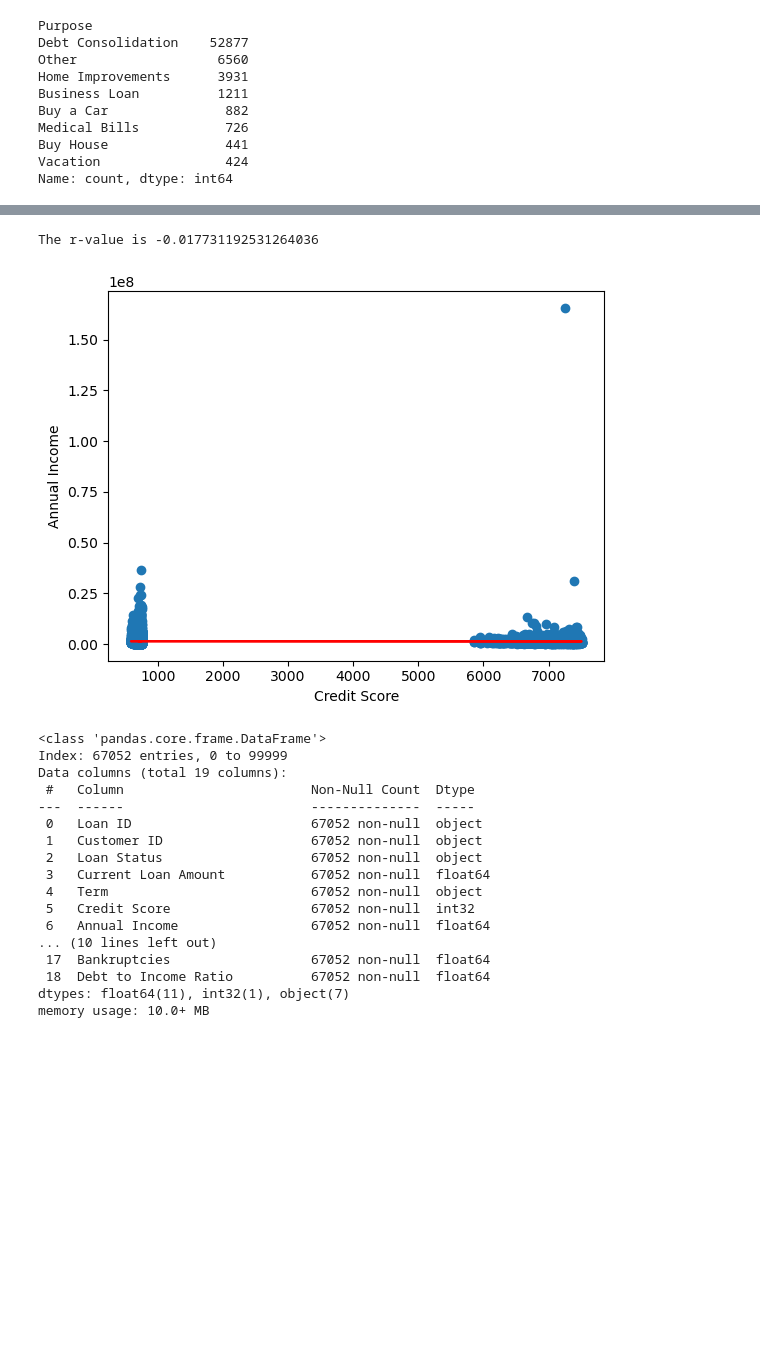
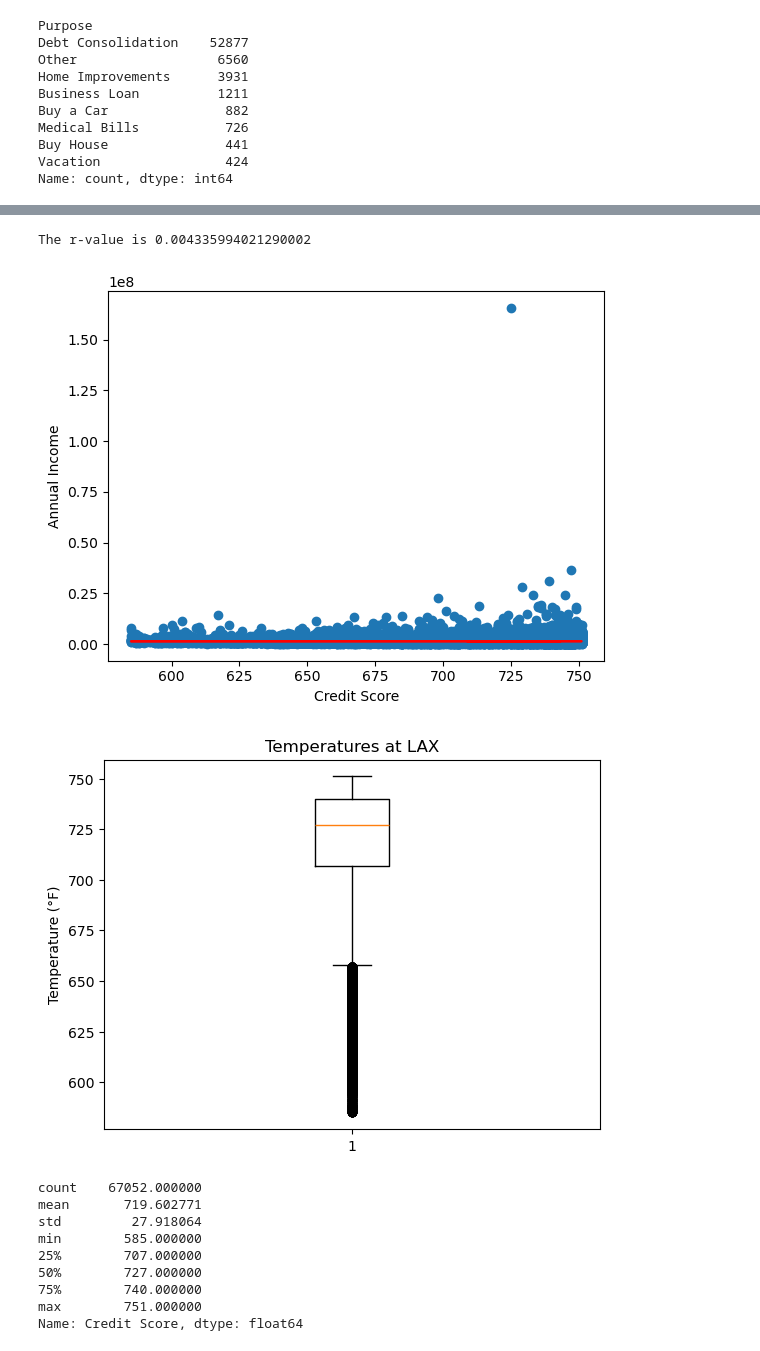
Before and after one commit to myoingco/Project-1, a Jupyter notebook: main.ipynb, the cells around one changed output, grey strips where cells are left out. Saved outputs shown, nothing was run; the diff lists cells and outputs as text; code cells hidden in the pictures; blank space fills up the shorter version.

```diff
--- a/main.ipynb
+++ b/main.ipynb
@@ -257,39 +252,55 @@ memory usage: 10.0+ MB
 # %%
 # Create a linear regression between loan status and credit score
-
-x_values = df["Credit Score"]
-y_values = df["Annual Income"]
-slope = linregress(x_values, y_values)
+df_clean=pd.read_csv("cleaned2.csv")
+df_clean["Annual Income"] = df_clean["Annual Income"].astype(float).astype(int)
+df_clean["Credit Score"] = df_clean["Credit Score"].astype(float).astype(int)
+x_values = df_clean["Credit Score"]
+y_values = df_clean["Annual Income"]
+#slope = linregress(x_values, y_values)
 (slope, intercept, rvalue, pvalue, stderr) = linregress(x_values, y_values)
 regress_values = x_values * slope + intercept
-line_eq = "y = " + str(round(slope,2)) + "x + " + str(round(intercept,2))
+line_eq = f"y = {round(slope,2)}x + {round(intercept,2)}"
 
 plt.scatter(x_values, y_values)
 plt.plot(x_values, regress_values, "-r")
 plt.annotate(line_eq,(40,20),fontsize=15,color="red")
 plt.xlabel("Credit Score")
 plt.ylabel("Annual Income")
 print(f'The r-value is {rvalue}')
 plt.show()
-df.info()
-df['Credit Score'].value_counts()
+cs_avg = df_clean["Credit Score"].mean()
+cs_med = df_clean["Credit Score"].median()
+cs_min = df_clean["Credit Score"].min()
+cs_max = df_clean["Credit Score"].max()
+cs_std = df_clean["Credit Score"].std()
+cs_mode = df_clean["Credit Score"].mode()
+
+df_clean["Credit Score"].describe()
+
+#print (f"Avg: {cs_avg} Med:{cs_med} Max:{cs_max} Min:{cs_max} STD:{cs_std} Mode:{cs_mode}")
+
+#df_clean.info()
+#df['Annual Income'].value_counts()
+
+csores = df_clean["Credit Score"]
+
+fig1, ax1 = plt.subplots()
+ax1.set_title('Temperatures at LAX')
+ax1.set_ylabel('Temperature (°F)')
+ax1.boxplot(csores)
+plt.show()
+
+df_clean["Credit Score"].describe()
 # %% [output]
-The r-value is -0.017731192531264036
+The r-value is 0.004335994021290002
-[figure, old version]
+[figure, new version]
+[figure, added]
-<class 'pandas.core.frame.DataFrame'>
-Index: 67052 entries, 0 to 99999
-Data columns (total 19 columns):
- #   Column                        Non-Null Count  Dtype
----  ------                        --------------  -----
- 0   Loan ID                       67052 non-null  object
- 1   Customer ID                   67052 non-null  object
- 2   Loan Status                   67052 non-null  object
- 3   Current Loan Amount           67052 non-null  float64
- 4   Term                          67052 non-null  object
- 5   Credit Score                  67052 non-null  int32
- 6   Annual Income                 67052 non-null  float64
-... (10 lines left out)
- 17  Bankruptcies                  67052 non-null  float64
- 18  Debt to Income Ratio          67052 non-null  float64
-dtypes: float64(11), int32(1), object(7)
-memory usage: 10.0+ MB
+count    67052.000000
+mean       719.602771
+std         27.918064
+min        585.000000
+25%        707.000000
+50%        727.000000
+75%        740.000000
+max        751.000000
+Name: Credit Score, dtype: float64
```
Also changed, not shown: parts of 5 cells of this notebook.
